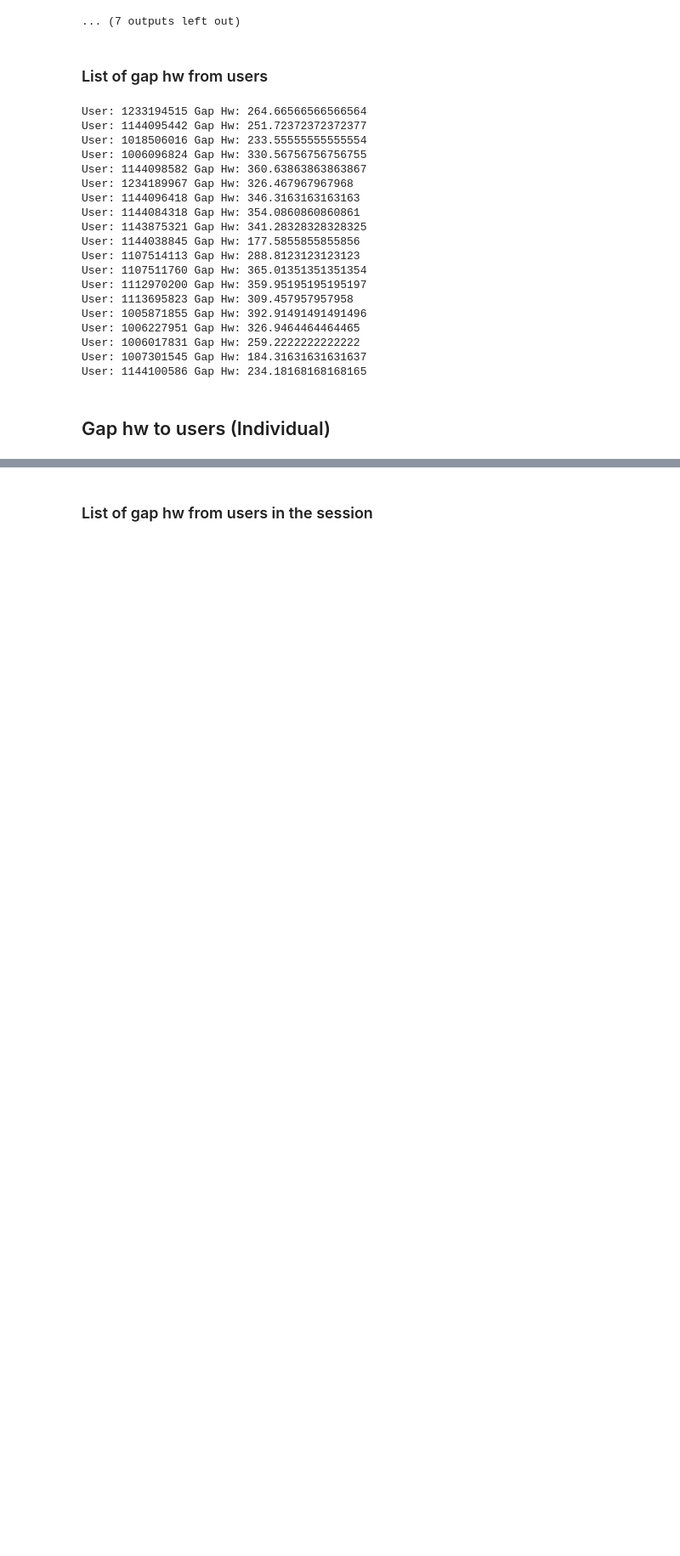
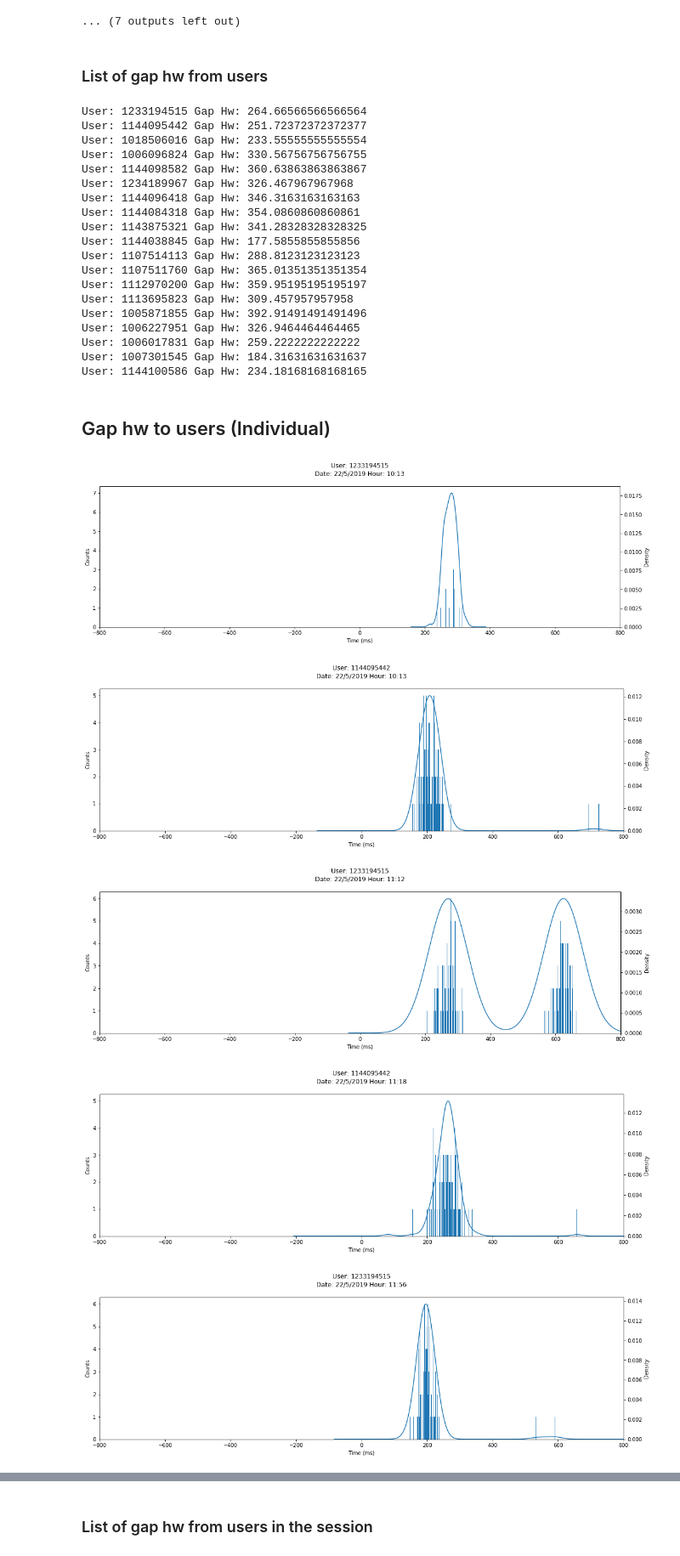
Before and after one commit to JesusPaz/PDG, a Jupyter notebook: Python_Code/Jupyter_Files/Delay_Processing.ipynb, the cells around one changed output, grey strips where cells are left out. Shown at 85% size. Saved outputs shown, nothing was run; the diff lists cells and outputs as text; code cells hidden in the pictures; blank space fills up the shorter version.

```diff
--- a/Python_Code/Jupyter_Files/Delay_Processing.ipynb
+++ b/Python_Code/Jupyter_Files/Delay_Processing.ipynb
@@ -143,44 +143,50 @@ for linea in f:
     values = data[2].split(" ")
     if len(values) >0 :
         for x in values:
             if (x != '\n') and (x != "") :
                 list_gaps.append(float(x))
     dict_gaps[data[0]+"_"+data[1]] = list_gaps
 
 f.close()
 
-#dict_gap_hw = {}
+dict_gap_hw_2 = {}
 for user in dict_gaps:
     data = pd.DataFrame(dict_gaps[user])
 
 
-    #fig, ax1 = plt.subplots(1,1, figsize = (18,5))
-    #ax1.hist(dict_gaps[user], bins=600)
-    #ax1.yaxis.set_major_locator(MaxNLocator(integer=True))
+    fig, ax1 = plt.subplots(1,1, figsize = (18,5))
+    ax1.hist(dict_gaps[user], bins=600)
+    ax1.yaxis.set_major_locator(MaxNLocator(integer=True))
 
-    #ax2 = ax1.twinx()
+    ax2 = ax1.twinx()
 
 
-    #ax1.set_xlabel('Time (ms)')
-    #ax1.set_ylabel('Counts')
-    #ax1.set_xlim(right=800, left=-800)
+    ax1.set_xlabel('Time (ms)')
+    ax1.set_ylabel('Counts')
+    ax1.set_xlim(right=800, left=-800)
 
-    #kde = data.plot(kind='kde', ax=ax2, secondary_y=False)
-    #ax2.set_ylim(bottom=0)
-    #ax2.get_legend().remove()
+    kde = data.plot(kind='kde', ax=ax2, secondary_y=False)
+    ax2.set_ylim(bottom=0)
+    ax2.get_legend().remove()
 
 
     array_kde_y = kde.get_children()[0]._y
     array_kde_x = kde.get_children()[0]._x
 
     max_inx = np.argmax(array_kde_y)
     max_kde_value_y = array_kde_y[max_inx]
     max_kde_value_x = array_kde_x[max_inx]
 
-    #dict_gap_hw[user] = max_kde_value_x
+    dict_gap_hw_2[user] = max_kde_value_x
 
     title = user.split("_")
     date = title[1].split("-")
     date_title = date[0]+"/"+date[1]+"/2019"+" Hour: "+date[2].split("H")[1]+":"+date[3]
-    #plt.title("User: "+title[0]+"\n"+"Date: "+ date_title+"\n")
-    #plt.show()
+    plt.title("User: "+title[0]+"\n"+"Date: "+ date_title+"\n")
+    plt.show()
+# %% [output]
+[figure, added]
+[figure, added]
+[figure, added]
+[figure, added]
+[figure, added]
```
Also changed, not shown: parts of 10 cells of this notebook, 5 other files.
